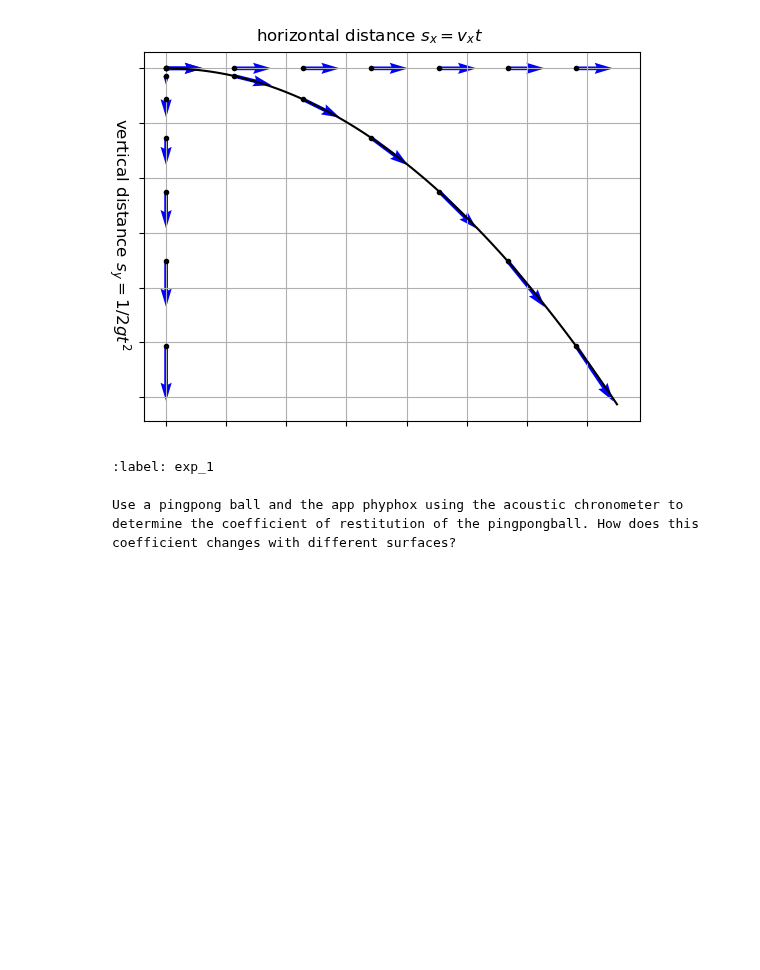
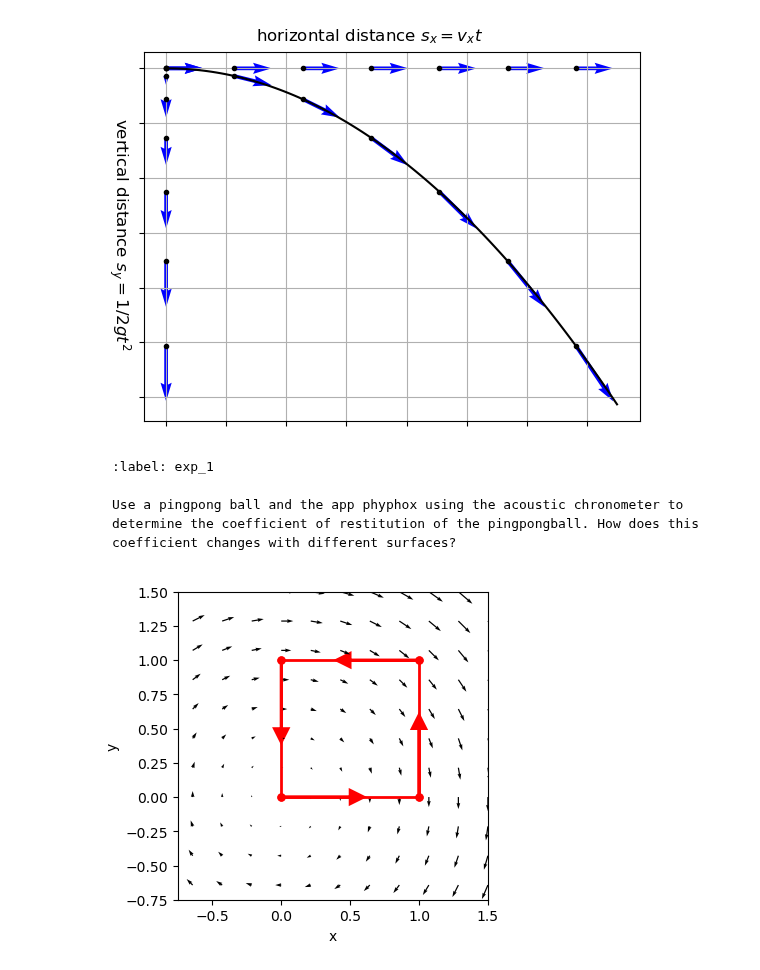
Before and after one commit to winstonDeGreef/Mechanica, a Jupyter notebook: content/howto/test.ipynb, the cells around one changed output. Drawn from its saved outputs; the diff is of its cells as text; code cells hidden in the pictures; blank space fills up the shorter version.

````diff
--- a/content/howto/test.ipynb
+++ b/content/howto/test.ipynb
@@ -366,3 +366,39 @@ plt.show()
 
 Use a pingpong ball and the app phyphox using the acoustic chronometer to determine the coefficient of restitution of the pingpongball. How does this coefficient changes with different surfaces?
 ```
+# %%
+import numpy as np
+import matplotlib.pyplot as plt
+
+N = 1.5
+x = np.linspace(-N, N, 15)
+y = np.linspace(-N, N, 15)
+X, Y = np.meshgrid(x, y)
+U = Y
+V = -X
+
+
+plt.figure(figsize=(4, 4))
+
+plt.plot([0,1], [0,0], color='red', linewidth=2, marker='o', markersize=5)
+plt.plot([1,1], [0,1], color='red', linewidth=2, marker='o', markersize=5)
+plt.plot([1,0], [1,1], color='red', linewidth=2, marker='o', markersize=5)
+plt.plot([0,0], [1,0], color='red', linewidth=2, marker='o', markersize=5)
+
+plt.arrow(1, 0, 0, .5, head_width=0.1, head_length=0.1, fc='red', ec='red', linewidth=2)
+plt.arrow(0, 1, 0, -.5, head_width=0.1, head_length=0.1, fc='red', ec='red', linewidth=2)
+plt.arrow(0, 0, 0.5, 0, head_width=0.1, head_length=0.1, fc='red', ec='red', linewidth=2)
+plt.arrow(1, 1, -0.5, 0, head_width=0.1, head_length=0.1, fc='red', ec='red', linewidth=2)
+
+#plt.plot(path_y, path_z, color='red', linewidth=2, marker='o', markersize=5)
+
+
+plt.quiver(X, Y, U, V, color='k')
+plt.xlim(-.5*N, N)
+plt.ylim(-.5*N, N)
+plt.xlabel('x')
+plt.ylabel('y')
+plt.savefig('../images/StokesTheoremExample.png', dpi=300)
+plt.show()
+# %% [output]
+[figure, added]
````
Also changed, not shown: 7 other files.
